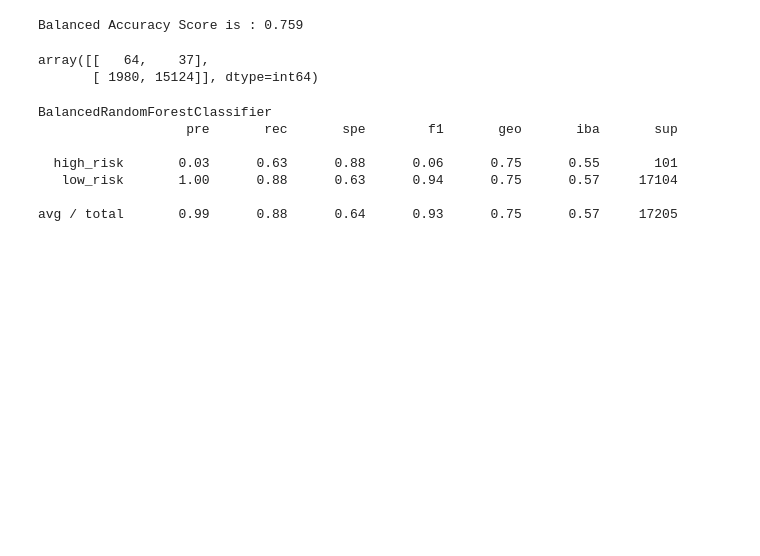
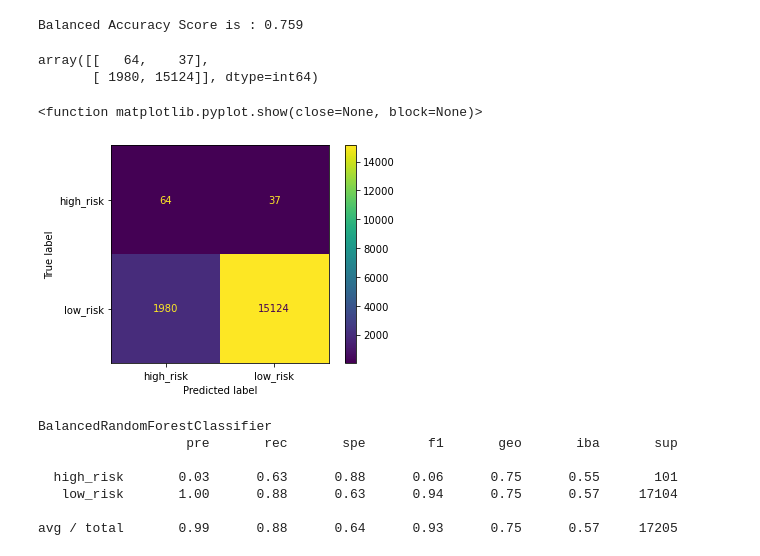
Before and after one commit to pavelt224/Credit_Risk_Analysis, a Jupyter notebook: credit_risk_ensemble.ipynb, the cells around one changed output. Saved outputs shown, nothing was run; the diff lists cells and outputs as text; code cells hidden in the pictures; blank space fills up the shorter version.

```diff
--- a/credit_risk_ensemble.ipynb
+++ b/credit_risk_ensemble.ipynb
@@ -246,6 +247,17 @@ cm
 # %% [output]
 array([[   64,    37],
        [ 1980, 15124]], dtype=int64)
+# %%
+# confusion matrix using ConfusionMatrixDisplay
+disp = ConfusionMatrixDisplay(confusion_matrix=cm, display_labels= brf_model.classes_)
+disp.plot()
+
+# save the image
+plt.savefig("./Images/BalancedRandomForestClassifier_confusion_matrix.png")
+plt.show
+# %% [output]
+<function matplotlib.pyplot.show(close=None, block=None)>
+[figure, added]
 # %%
 # Print the imbalanced classification report
 report = classification_report_imbalanced(y_test, predictions)
```
Also changed, not shown: parts of 13 cells of this notebook, 2 other files.
